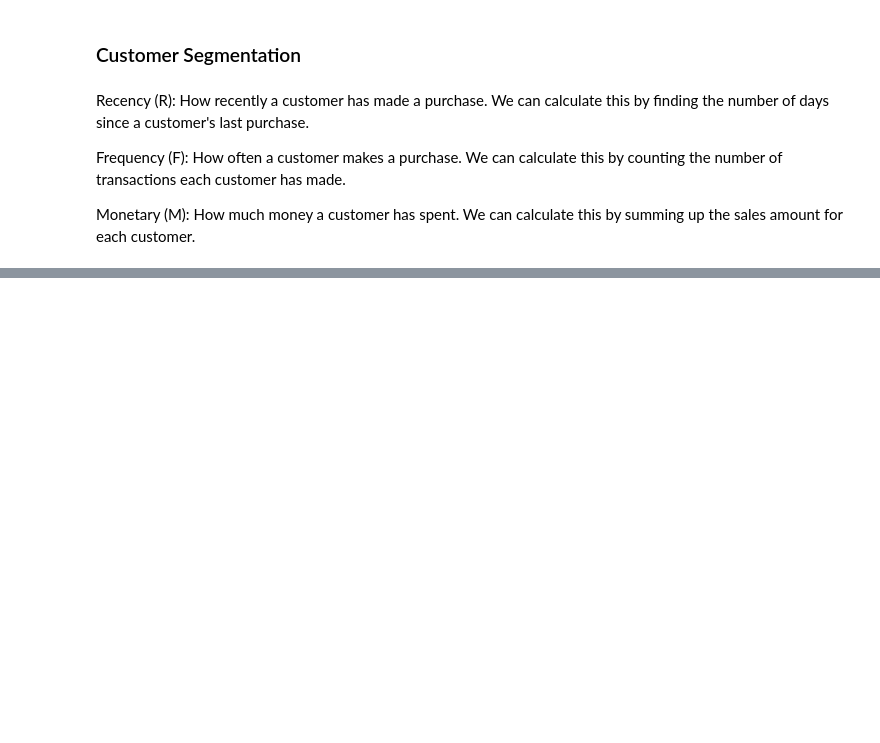
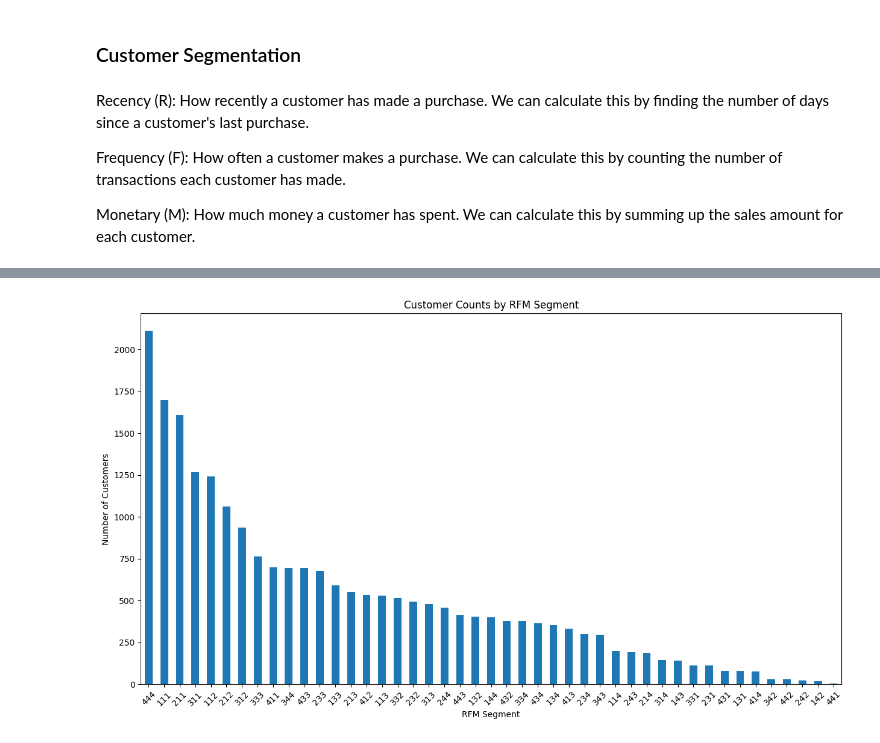
Before and after one commit to jtprado/capstone, a Jupyter notebook: main.ipynb, the cells around one changed output, grey strips where cells are left out. Saved outputs shown, nothing was run; the diff lists cells and outputs as text; code cells hidden in the pictures; blank space fills up the shorter version.

```diff
--- a/main.ipynb
+++ b/main.ipynb
@@ -95,6 +95,3 @@ sku               0
 quantity          0
 sales_amount      0
 dtype: int64
-# %%
-orders['date'] = pd.to_datetime(orders['date'], format='%Y-%M-%d')
-orders['date'].head()
@@ -145,0 +115,5 @@ memory usage: 11.1+ MB
+# %%
+from datetime import datetime
+
+merged_df['date'] = pd.to_datetime(merged_df['date'])
+merged_df.info()
@@ -160,13 +153,3 @@ age                   45
 country                7
 gender                 2
 dtype: int64
-# %%
-sns.set_style("whitegrid")
-
-# Age Distribution
-plt.figure(figsize=(12, 6))
-sns.histplot(merged_df['age'], bins=10, kde=False)
-plt.title('age distribution of customers')
-plt.xlabel('age')
-plt.ylabel('number of customers')
-plt.show()
@@ -253,0 +164,12 @@ AttributeError: 'numpy.int64' object has no attribute 'days'
+# %%
+# Determine the most recent date in the dataset for recency calculation
+most_recent_date = merged_df['date'].max() + pd.Timedelta(days=1)
+
+# Calculate RFM metrics
+rfm = merged_df.groupby('customer_id').agg({
+    'date': lambda x: (most_recent_date - x.max()).days,  # Recency (days since last purchase)
+    'transaction_id': 'nunique',  # Frequency (total number of transactions)
+    'sales_amount': 'sum'  # Monetary (total amount of money spent)
+}).rename(columns={'date': 'Recency', 'transaction_id': 'Frequency', 'sales_amount': 'Monetary'})
+
+rfm.head()
@@ -253,0 +280,13 @@ AttributeError: 'numpy.int64' object has no attribute 'days'
+# %%
+# Creating a bar chart for RFM segment counts
+rfm_segment_counts = rfm['RFM_Segment'].value_counts().sort_values(ascending=False)
+
+plt.figure(figsize=(15, 8))
+rfm_segment_counts.plot(kind='bar')
+plt.title('Customer Counts by RFM Segment')
+plt.xlabel('RFM Segment')
+plt.ylabel('Number of Customers')
+plt.xticks(rotation=45)
+plt.show()
+# %% [output]
+[figure, added]
```
Also changed, not shown: parts of 16 cells of this notebook, 1 other file.
